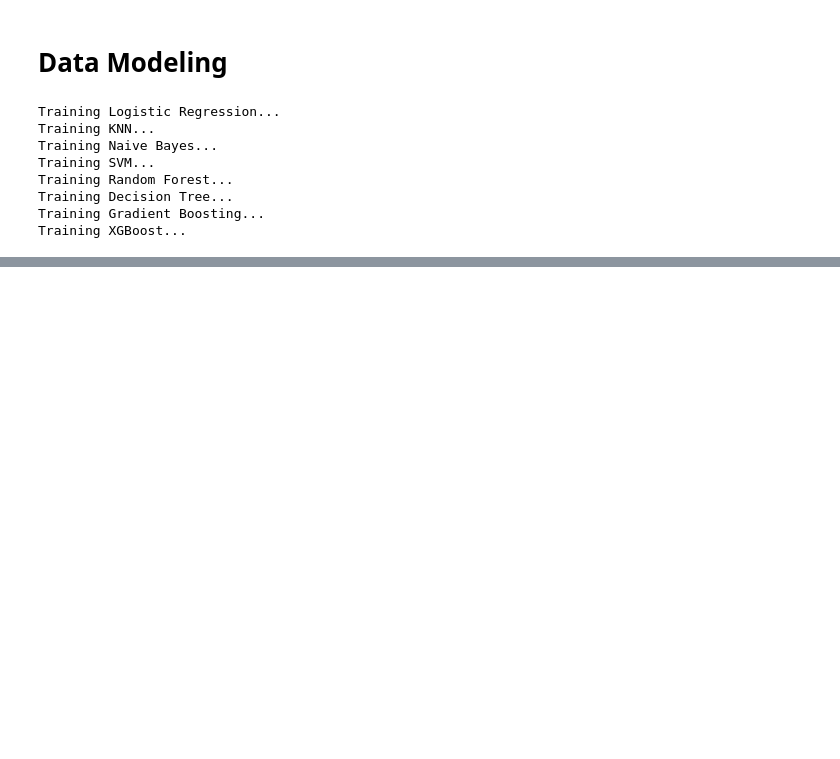
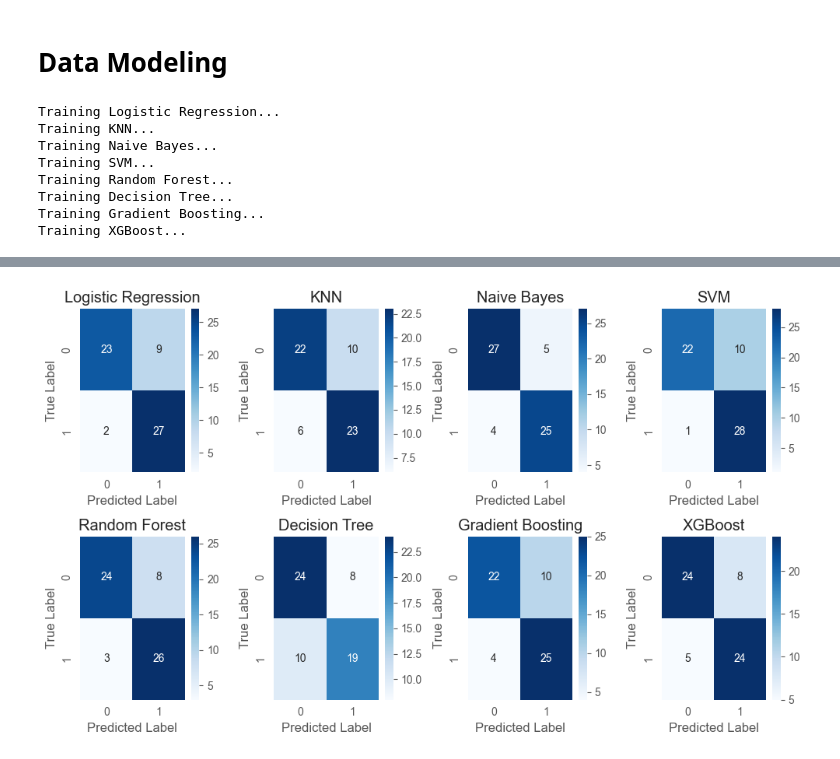
Before and after one commit to Nazgul773/heart_disease_detection, a Jupyter notebook: heart_disease_detection.ipynb, the cells around one changed output, grey strips where cells are left out. Cells and saved outputs as stored; diff of their text form; code cells hidden in the pictures; blank space fills up the shorter version.

Commit message:
model evaluation (confusion matrix, metric evaluation)

```diff
--- a/heart_disease_detection.ipynb
+++ b/heart_disease_detection.ipynb
@@ -220,13 +223,19 @@ pipelines = {
 # %%
 param_grids = {
     'Logistic Regression': {'clf__C': [0.1, 1, 10], 'clf__penalty': ['l1', 'l2'], 'clf__solver': ['liblinear', 'saga']},
-    'KNN': {'clf__n_neighbors': [3, 5, 7], 'clf__weights': ['uniform', 'distance'], 'clf__algorithm': ['auto', 'ball_tree', 'kd_tree', 'brute']},
+    'KNN': {'clf__n_neighbors': [3, 5, 7], 'clf__weights': ['uniform', 'distance'],
+            'clf__algorithm': ['auto', 'ball_tree', 'kd_tree', 'brute']},
     'Naive Bayes': {},
-    'SVM': {'clf__C': [0.1, 1, 10], 'clf__gamma': [0.1, 1, 'auto'], 'clf__kernel': ['linear', 'poly', 'rbf', 'sigmoid']},
-    'Random Forest': {'clf__n_estimators': [50, 100, 200], 'clf__max_features': ['sqrt', 'log2'], 'clf__bootstrap': [True, False]},
-    'Decision Tree': {'clf__max_depth': [None, 5, 10, 20], 'clf__min_samples_split': [2, 5, 10], 'clf__min_samples_leaf': [1, 2, 4]},
-    'Gradient Boosting': {'clf__n_estimators': [50, 100, 200], 'clf__learning_rate': [0.01, 0.1, 0.5], 'clf__max_depth': [3, 5, 7], 'clf__min_samples_split': [2, 5, 10]},
-    'XGBoost': {'clf__n_estimators': [50, 100, 200], 'clf__learning_rate': [0.01, 0.1, 0.5], 'clf__max_depth': [3, 5, 7], 'clf__min_child_weight': [1, 3, 5]}
+    'SVM': {'clf__C': [0.1, 1, 10], 'clf__gamma': [0.1, 1, 'auto'],
+            'clf__kernel': ['linear', 'poly', 'rbf', 'sigmoid']},
+    'Random Forest': {'clf__n_estimators': [50, 100, 200], 'clf__max_features': ['sqrt', 'log2'],
+                      'clf__bootstrap': [True, False]},
+    'Decision Tree': {'clf__max_depth': [None, 5, 10, 20], 'clf__min_samples_split': [2, 5, 10],
+                      'clf__min_samples_leaf': [1, 2, 4]},
+    'Gradient Boosting': {'clf__n_estimators': [50, 100, 200], 'clf__learning_rate': [0.01, 0.1, 0.5],
+                          'clf__max_depth': [3, 5, 7], 'clf__min_samples_split': [2, 5, 10]},
+    'XGBoost': {'clf__n_estimators': [50, 100, 200], 'clf__learning_rate': [0.01, 0.1, 0.5],
+                'clf__max_depth': [3, 5, 7], 'clf__min_child_weight': [1, 3, 5]}
 }
 # %%
 grid_searches = {}
@@ -298,0 +331,17 @@ weighted avg       0.79      0.79      0.79        61
+# %%
+num_models = len(results['model_name'])
+fig, axes = plt.subplots(nrows=2, ncols=4, figsize=(10, 6))
+
+for i in range(num_models):
+    row = i // 4
+    col = i % 4
+
+    sns.heatmap(results['conf_matrix'][i], annot=True, cmap='Blues', fmt='g', ax=axes[row, col])
+    axes[row, col].set_title(f'{results["model_name"][i]}')
+    axes[row, col].set_xlabel('Predicted Label')
+    axes[row, col].set_ylabel('True Label')
+
+plt.tight_layout()
+plt.show()
+# %% [output]
+[figure, added]
```
Also changed, not shown: parts of 10 cells of this notebook, 2 other files.
